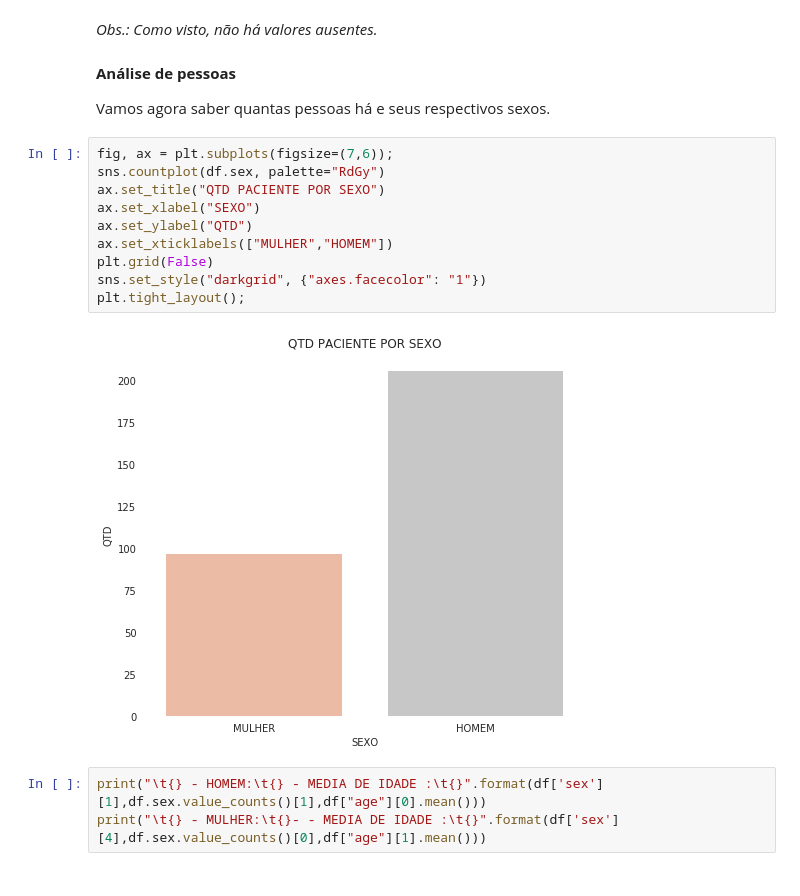
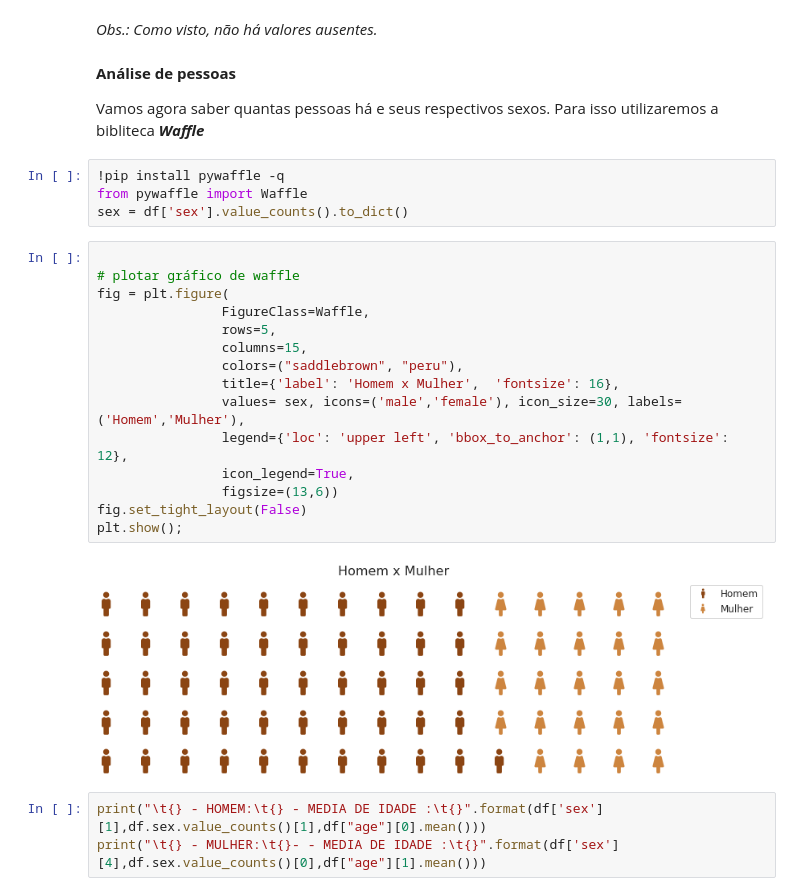
Before and after one commit to Armestrong/data_science_doenca_cardiovascular, a Jupyter notebook: Doenças_Cardiovasculares.ipynb, the cells around one changed output. Saved outputs shown, nothing was run; the diff lists cells and outputs as text.

```diff
--- a/Doenças_Cardiovasculares.ipynb
+++ b/Doenças_Cardiovasculares.ipynb
@@ -224,18 +223,28 @@ dtype: int64
 **Análise de pessoas**
 
 Vamos agora saber quantas pessoas há e seus respectivos sexos.
+Para isso utilizaremos a bibliteca ***Waffle***
-# %%
-fig, ax = plt.subplots(figsize=(7,6));
-sns.countplot(df.sex, palette="RdGy")
-ax.set_title("QTD PACIENTE POR SEXO")
-ax.set_xlabel("SEXO")
-ax.set_ylabel("QTD")
-ax.set_xticklabels(["MULHER","HOMEM"])
-plt.grid(False)
-sns.set_style("darkgrid", {"axes.facecolor": "1"})
-plt.tight_layout();
-# %% [output]
-[figure, removed]
+# %%
+!pip install pywaffle -q
+from pywaffle import Waffle
+sex = df['sex'].value_counts().to_dict()
+# %%
+
+# plotar gráfico de waffle
+fig = plt.figure(
+                FigureClass=Waffle,
+                rows=5,
+                columns=15,
+                colors=("saddlebrown", "peru"),
+                title={'label': 'Homem x Mulher',  'fontsize': 16},
+                values= sex, icons=('male','female'), icon_size=30, labels=('Homem','Mulher'),
+                legend={'loc': 'upper left', 'bbox_to_anchor': (1,1), 'fontsize': 12},
+                icon_legend=True,
+                figsize=(13,6))
+fig.set_tight_layout(False)
+plt.show();
+# %% [output]
+[figure, added]
 # %%
 print("\t{} - HOMEM:\t{} - MEDIA DE IDADE :\t{}".format(df['sex'][1],df.sex.value_counts()[1],df["age"][0].mean()))
 print("\t{} - MULHER:\t{}- - MEDIA DE IDADE :\t{}".format(df['sex'][4],df.sex.value_counts()[0],df["age"][1].mean()))
```
Also changed, not shown: parts of 1 cell of this notebook.
